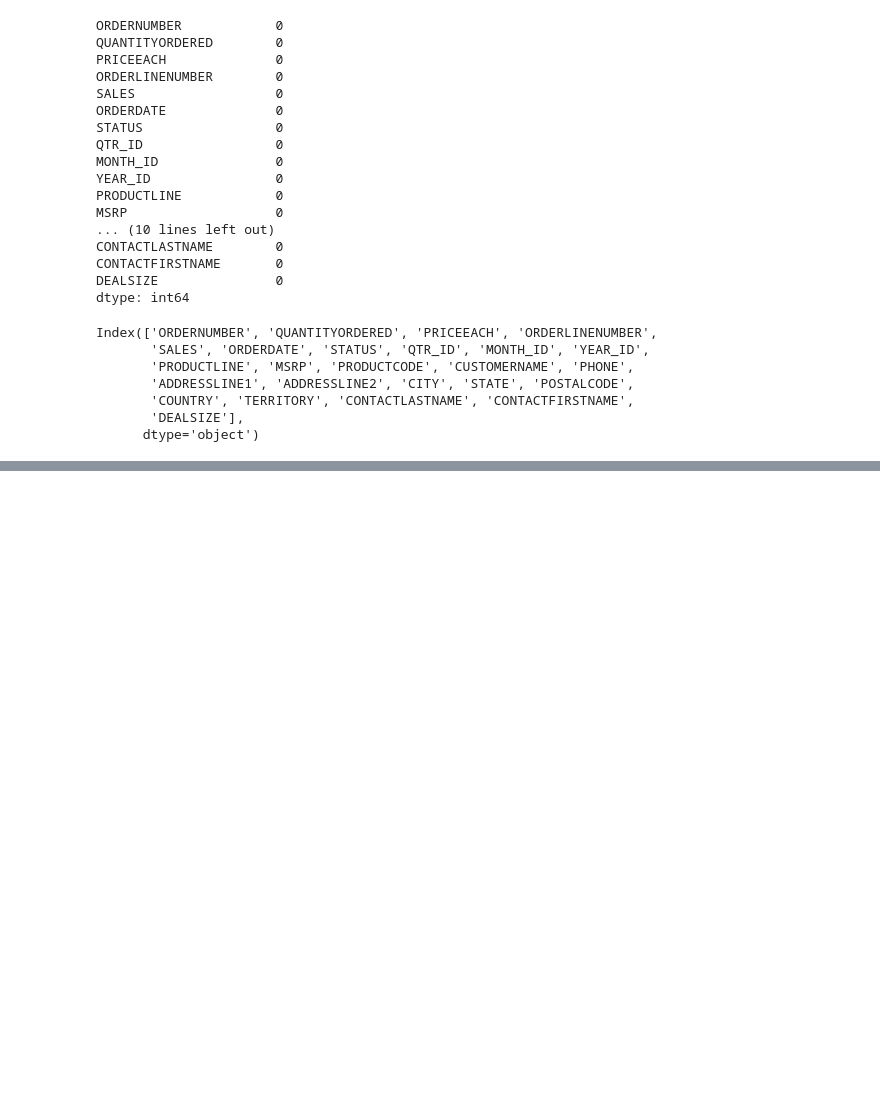
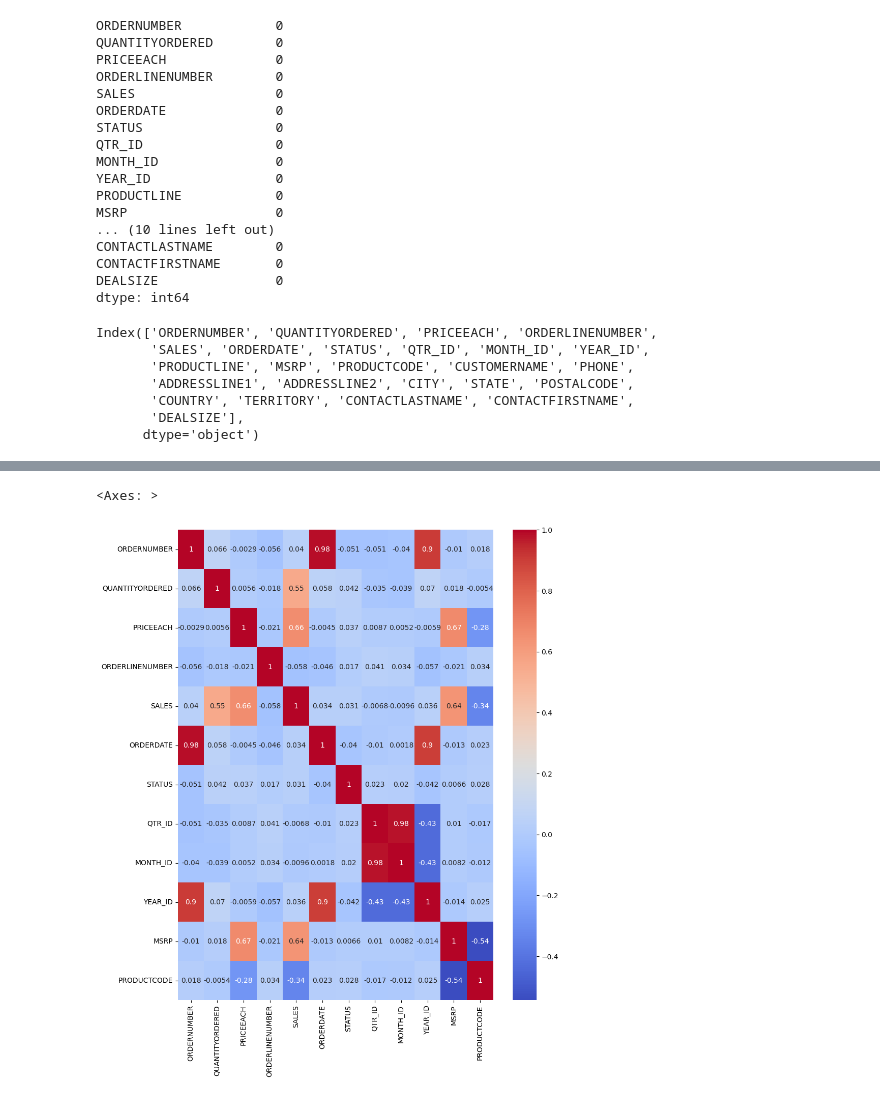
Before and after one commit to pratham-25/SEM_7_SPPU, a Jupyter notebook: ML/5.ipynb, the cells around one changed output, grey strips where cells are left out. Cells and saved outputs as stored; diff of their text form; code cells hidden in the pictures; blank space fills up the shorter version.

```diff
--- a/ML/5.ipynb
+++ b/ML/5.ipynb
@@ -91,0 +139,9 @@ dtype: int64
+# %%
+# Using Label Encoding for DEAL SIZE
+
+from sklearn.preprocessing import LabelEncoder
+
+encoder = LabelEncoder()
+df['DEALSIZE'] = encoder.fit_transform(df['DEALSIZE'])
+
+df['DEALSIZE']
@@ -91,0 +166,7 @@ dtype: int64
+# %%
+# Using LabelEncoding for STATUS
+# Assigning 1 for success 2 for issues and 0 for in progress
+
+status_map = {'Shipped':1, 'Disputed':2 , 'Cancelled': 2, 'On Hold': 2,'In Process': 0,'Resolved': 0}
+df['STATUS'] = df['STATUS'].map(status_map)
+df['STATUS']
@@ -91,0 +212,6 @@ dtype: int64
+# %%
+# Since number of unique product codes is more we will use LabelEncoding for PRODUCTCODE instead of OneHotEncoding
+# Using OneHotEncoding will increase dimensions too much
+
+df['PRODUCTCODE'] = encoder.fit_transform(df['PRODUCTCODE'])
+df['PRODUCTCODE']
@@ -91,0 +233,6 @@ dtype: int64
+# %%
+# Converting object date data type numeric dates (object -> datetime -> int)
+# Integer datatype is required for scaling and K means
+
+df['ORDERDATE'] = pd.to_datetime(df['ORDERDATE'])
+df['ORDERDATE'] = pd.to_numeric(df['ORDERDATE']).astype(int) / 10**9
@@ -91,0 +255,7 @@ dtype: int64
+# %%
+# Taking first 12 columns
+plt.figure(figsize=(10,12))
+sns.heatmap(df.iloc[:,:12].corr(), cmap='coolwarm', annot=True)
+# %% [output]
+<Axes: >
+[figure, added]
```
Also changed, not shown: parts of 34 cells of this notebook, 1 other file.
